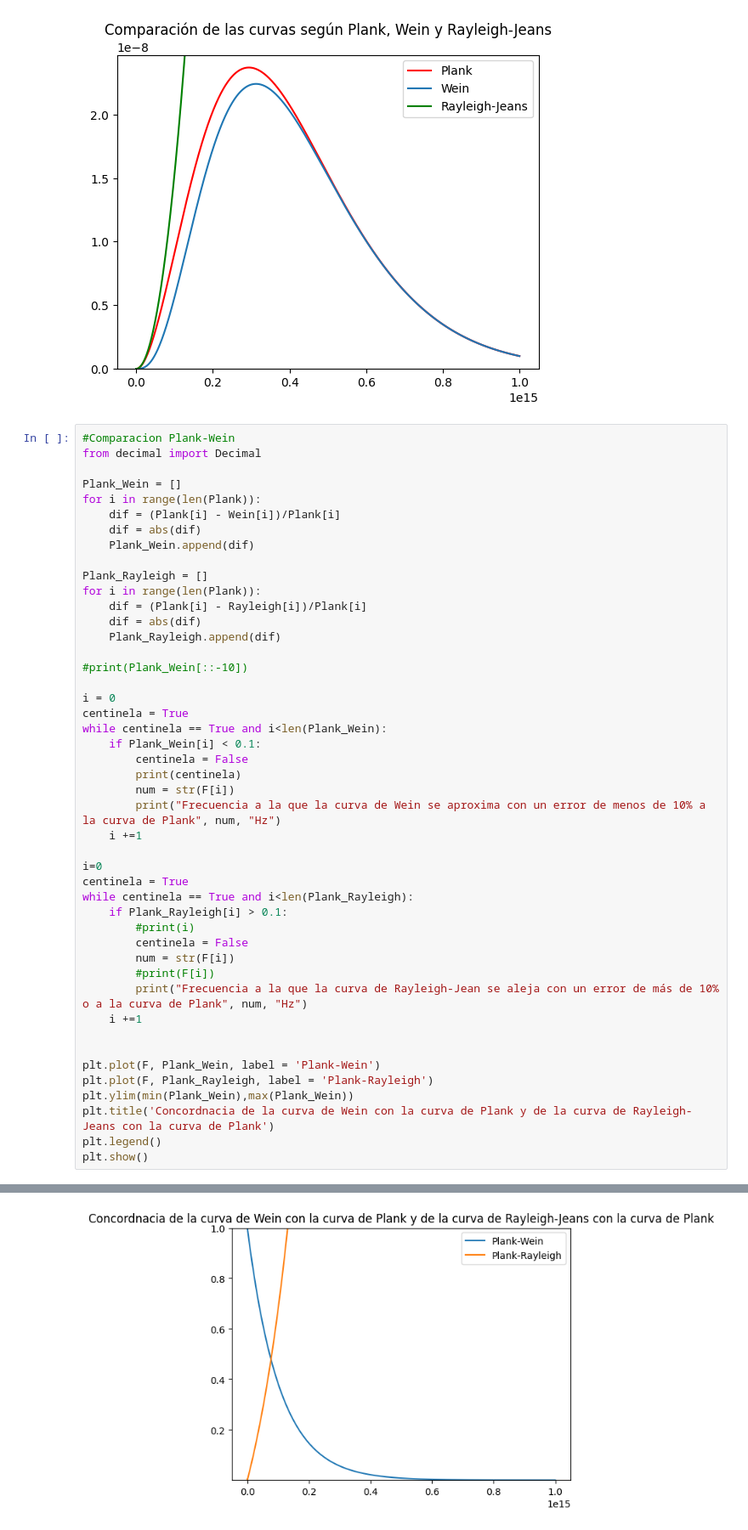
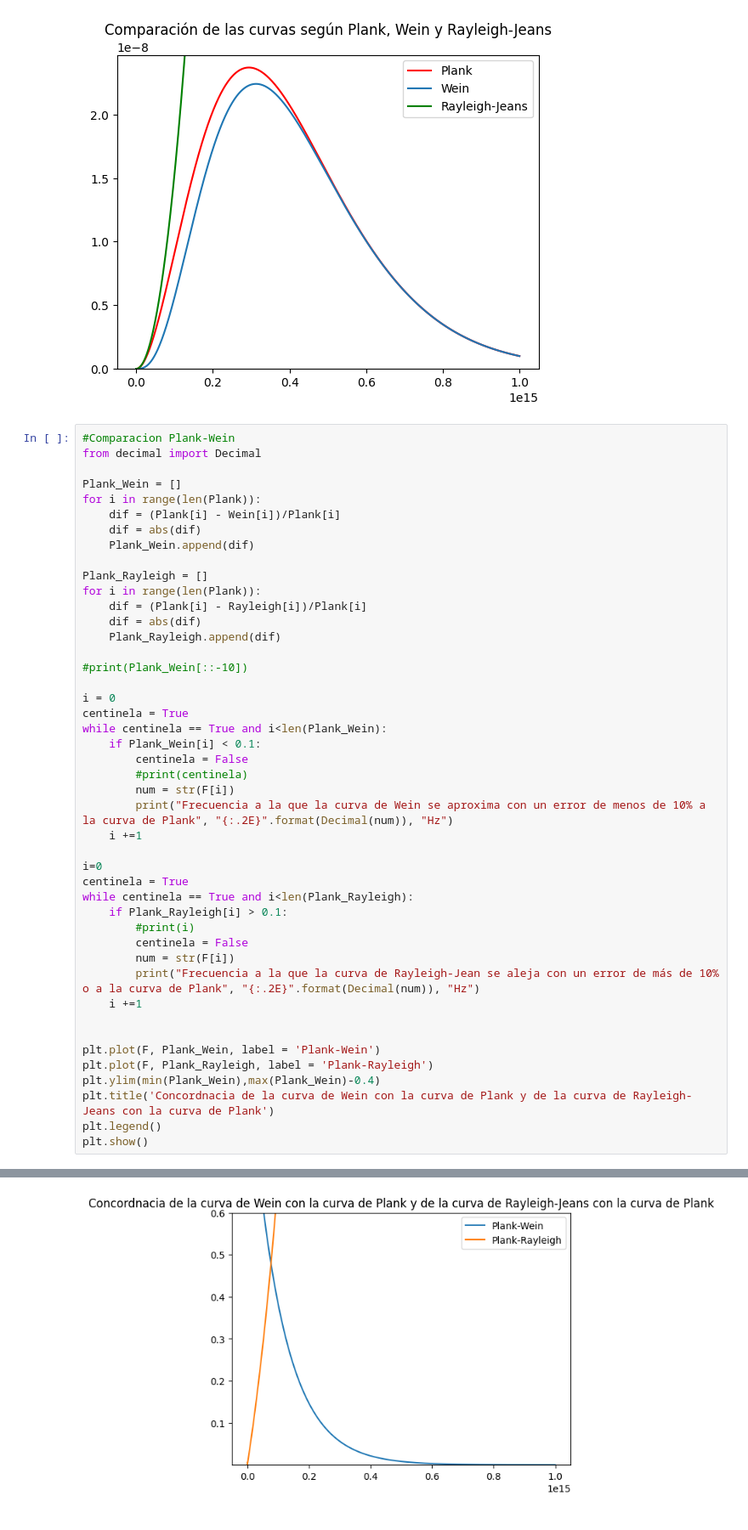
Before and after one commit to Mecanica-Cuantica-1-2023-1/Tarea1, a Jupyter notebook: Punto1.ipynb, the cells around one changed output, grey strips where cells are left out. Shown at 85% size. Saved outputs shown, nothing was run; the diff lists cells and outputs as text.

```diff
--- a/Punto1.ipynb
+++ b/Punto1.ipynb
@@ -204,9 +204,9 @@ centinela = True
 while centinela == True and i<len(Plank_Wein):
     if Plank_Wein[i] < 0.1:
         centinela = False
-        print(centinela)
+        #print(centinela)
         num = str(F[i])
-        print("Frecuencia a la que la curva de Wein se aproxima con un error de menos de 10% a la curva de Plank", num, "Hz")
+        print("Frecuencia a la que la curva de Wein se aproxima con un error de menos de 10% a la curva de Plank", "{:.2E}".format(Decimal(num)), "Hz")
     i +=1
 
 i=0
@@ -216,14 +216,13 @@ while centinela == True and i<len(Plank_Rayleigh):
         #print(i)
         centinela = False
         num = str(F[i])
-        #print(F[i])
-        print("Frecuencia a la que la curva de Rayleigh-Jean se aleja con un error de más de 10% o a la curva de Plank", num, "Hz")
+        print("Frecuencia a la que la curva de Rayleigh-Jean se aleja con un error de más de 10% o a la curva de Plank", "{:.2E}".format(Decimal(num)), "Hz")
     i +=1
 
 
 plt.plot(F, Plank_Wein, label = 'Plank-Wein')
 plt.plot(F, Plank_Rayleigh, label = 'Plank-Rayleigh')
-plt.ylim(min(Plank_Wein),max(Plank_Wein))
+plt.ylim(min(Plank_Wein),max(Plank_Wein)-0.4)
 plt.title('Concordnacia de la curva de Wein con la curva de Plank y de la curva de Rayleigh-Jeans con la curva de Plank')
 plt.legend()
 plt.show()
@@ -234,2 +232,2 @@ Frecuencia a la que la curva de Rayleigh-Jean se aleja con un error de más de 1
-[figure, old version]
+[figure, new version]
 # %% [markdown]
```
Also changed, not shown: parts of 2 cells of this notebook.
